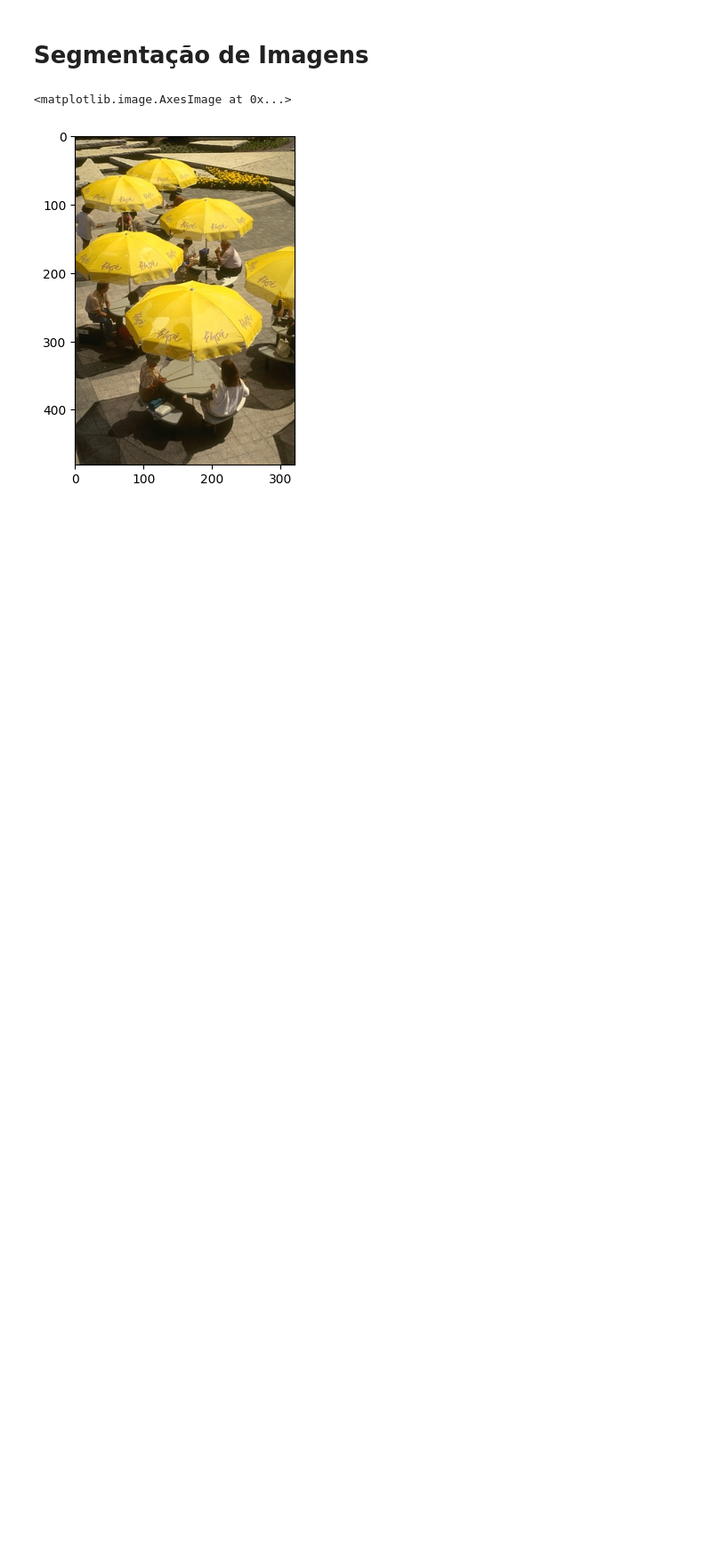
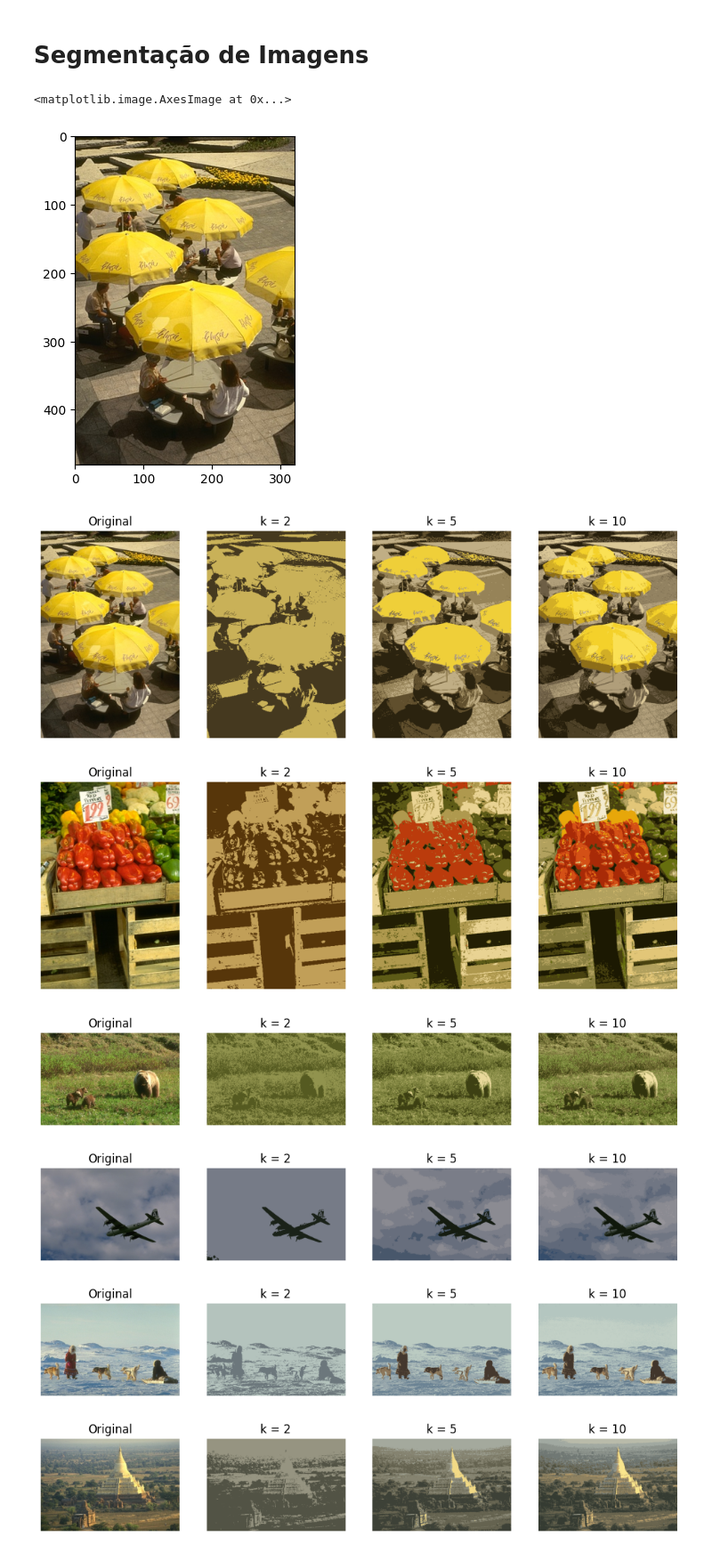
Before and after one commit to stefaneadna/digital-image-processing, a Jupyter notebook: Segmentation/segmentation.ipynb, the cells around one changed output. Shown at 89% size. Drawn from its saved outputs; the diff is of its cells as text; code cells hidden in the pictures; blank space fills up the shorter version.

```diff
--- a/Segmentation/segmentation.ipynb
+++ b/Segmentation/segmentation.ipynb
@@ -39,3 +39,33 @@ plt.imshow(image,cmap='gray')
 # %% [output]
 <matplotlib.image.AxesImage at 0x...>
 [figure]
+# %%
+def kmeans(image,K):
+    Z = image.reshape((-1,3))
+    shape = image.shape
+    Z = np.float32(Z)
+    criteria = (cv2.TERM_CRITERIA_EPS + cv2.TERM_CRITERIA_MAX_ITER, 10, 1.0)
+    ret,label,center=cv2.kmeans(Z,K,None,criteria,10,cv2.KMEANS_RANDOM_CENTERS)
+    center = np.uint8(center)
+    image = center[label.flatten()]
+    image = image.reshape((shape))
+
+    return image
+
+def kmeans_show(image):
+   plt.figure(figsize=(12,8))
+   plt.axis('off')
+
+   show(141,image,'Original')
+   show(142,kmeans(image,2),'k = 2')
+   show(143,kmeans(image,5),'k = 5')
+   show(144,kmeans(image,10),'k = 10')
+
+for image in dataset: kmeans_show(image)
+# %% [output]
+[figure, added]
+[figure, added]
+[figure, added]
+[figure, added]
+[figure, added]
+[figure, added]
```
Also changed, not shown: parts of 5 cells of this notebook.
